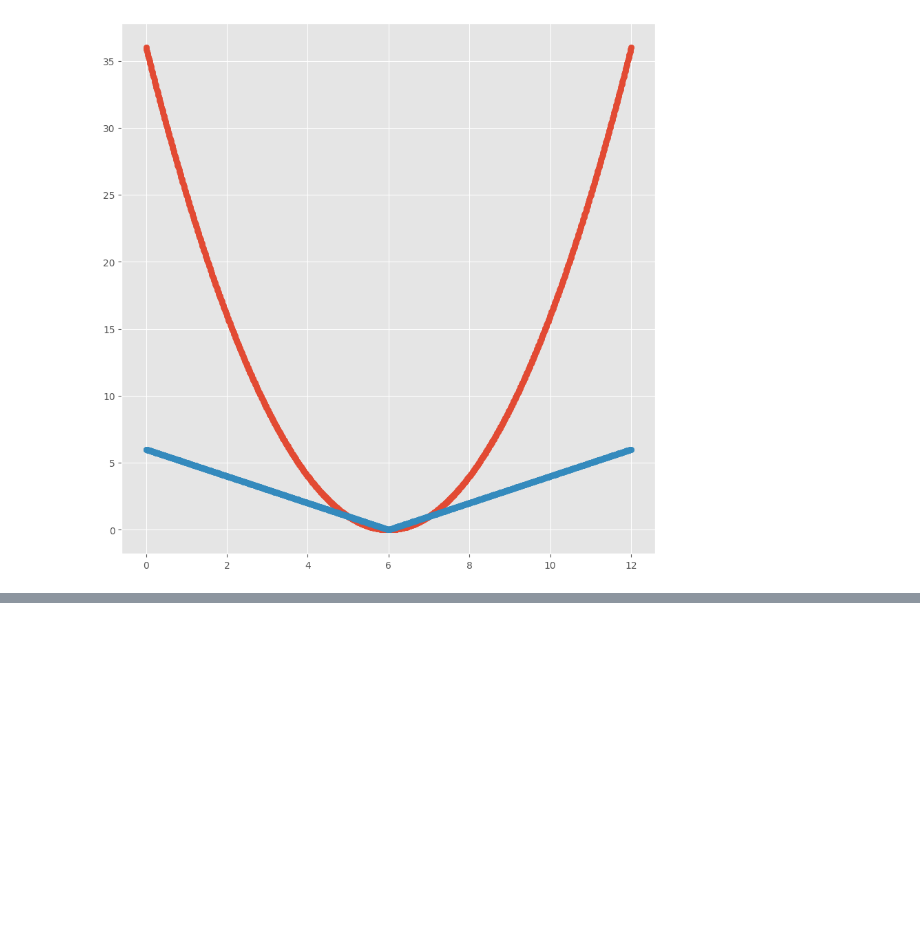
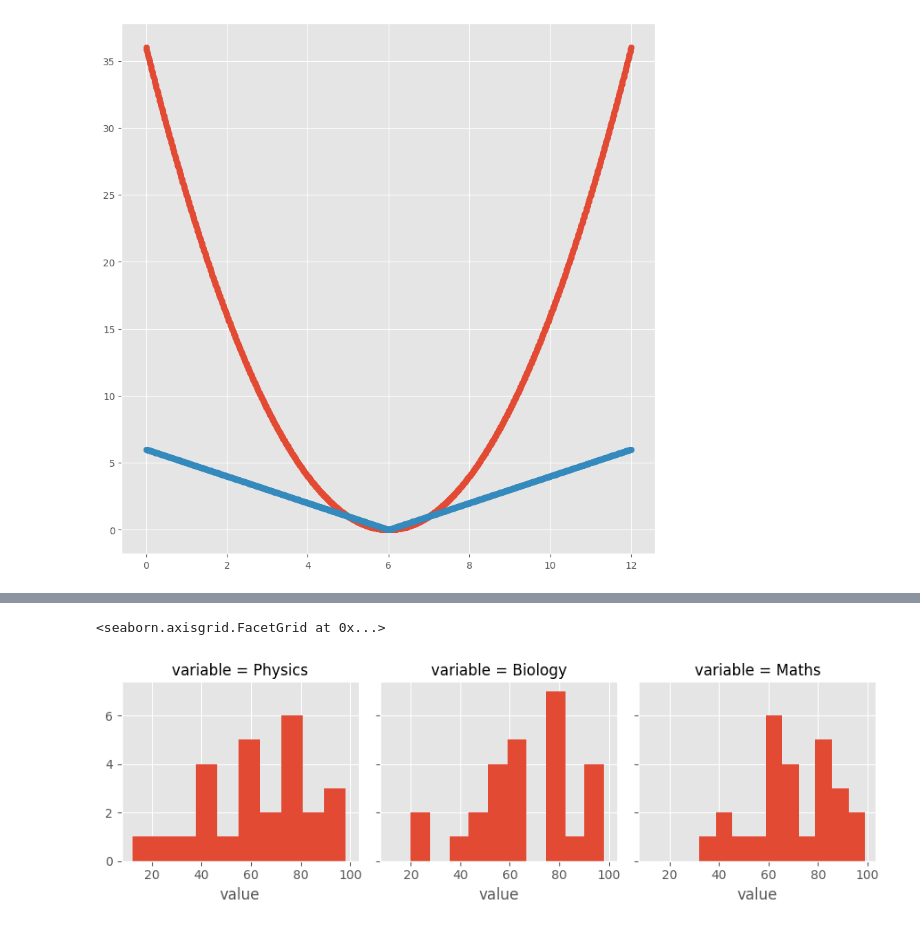
Before and after one commit to dikshithakalva/IIIT-H, a Jupyter notebook: Probability_and_Statistics.ipynb, the cells around one changed output, grey strips where cells are left out. Cells and saved outputs as stored; diff of their text form; code cells hidden in the pictures; blank space fills up the shorter version.

```diff
--- a/Probability_and_Statistics.ipynb
+++ b/Probability_and_Statistics.ipynb
@@ -95,3 +95,8 @@ plt.scatter(measurements, abs(measurements - 6), label='Absolute Error')
 plt.show()
 # %% [output]
 [figure]
+# %%
+#Standarization
+grades = pd.read_csv("https://archive.org/download/ml-fundamentals-data/machine-learning-fundamentals-data/grades.csv")
+print(grades.shape)
+grades.agg(["mean", "var", "std"])
@@ -97,0 +110,6 @@ plt.show()
+# %%
+g = sns.FacetGrid(grades.melt("Name"), col="variable")
+g.map(plt.hist, "value")
+# %% [output]
+<seaborn.axisgrid.FacetGrid at 0x...>
+[figure, added]
```
Also changed, not shown: parts of 28 cells of this notebook.
